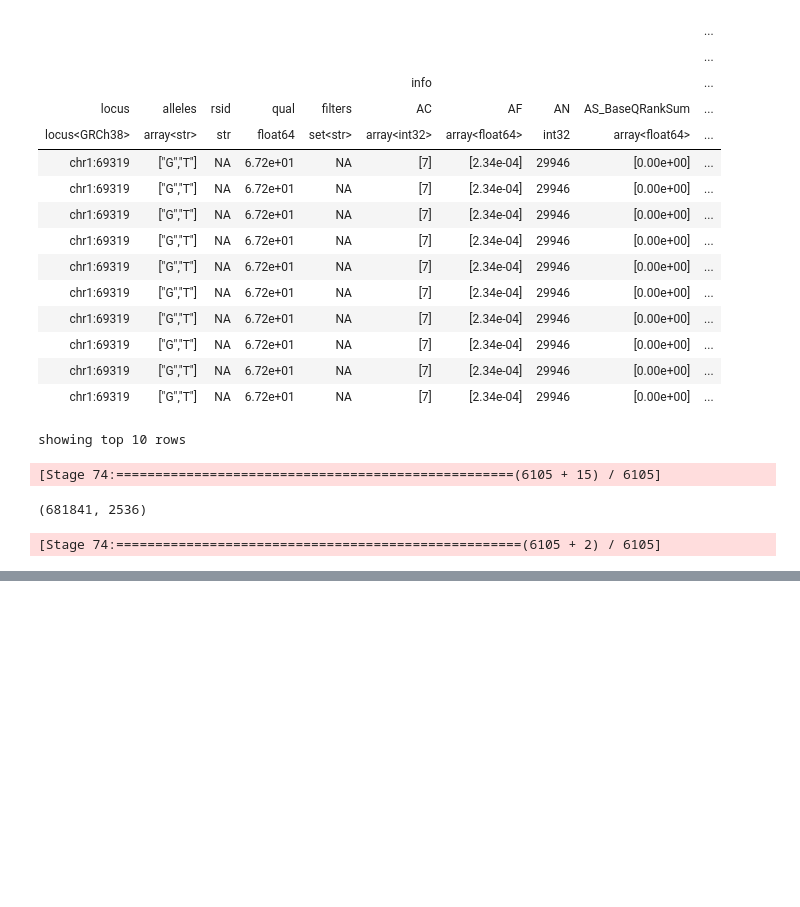
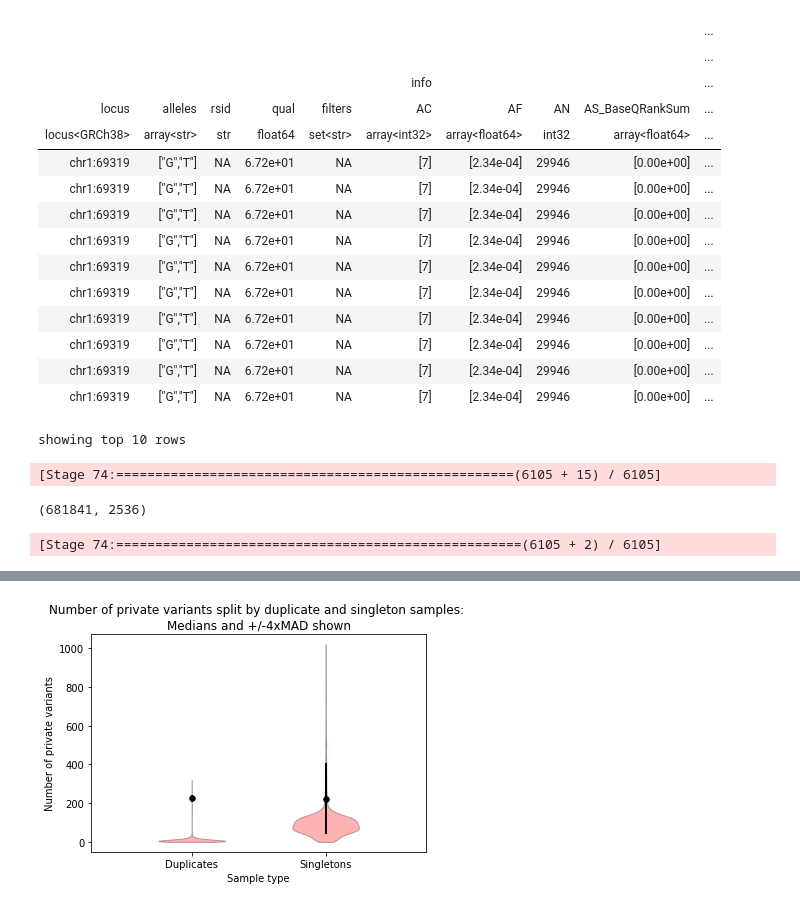
Before and after one commit to wtsi-hgi/wes-qc, a Jupyter notebook: jupyter_notebooks/sample_qc/duplicates_vs_singletons.ipynb, the cells around one changed output, grey strips where cells are left out. Cells and saved outputs as stored; diff of their text form; code cells hidden in the pictures; blank space fills up the shorter version.

Commit message:
plot for priv vars

```diff
--- a/jupyter_notebooks/sample_qc/duplicates_vs_singletons.ipynb
+++ b/jupyter_notebooks/sample_qc/duplicates_vs_singletons.ipynb
@@ -464,0 +551,2 @@ singletons_2543_mt_private_vars.count()
+# %%
+singletons_2543_sample_qc_ht = singletons_2543_mt.cols()
@@ -464,0 +568,43 @@ singletons_2543_mt_private_vars.count()
+# %%
+#violin plots
+def set_axis_style(ax, labels):
+    ax.xaxis.set_tick_params(direction='out')
+    ax.xaxis.set_ticks_position('bottom')
+    ax.set_xticks(np.arange(1, len(labels) + 1), labels=labels)
+    ax.set_xlim(0.25, len(labels) + 0.75)
+    ax.set_xlabel('Sample type')
+
+def violin_plot(metric, label):
+
+    m1 = duplicate_sample_qc_df[metric].median()
+    m2 = singletons_2543_sample_qc_df[metric].median()
+    mad1 = robust.mad(duplicate_sample_qc_df[metric])
+    mad2 = robust.mad(singletons_2543_sample_qc_df[metric])
+    meds = np.array([m1, m2])
+    q1 = np.array([m1-(4*mad1), m2-(4*mad2)])
+    q2 = np.array([m1+(4*mad1), m2+(4*mad2)])
+
+    fig, ax = plt.subplots()
+    plottitle = label + " split by duplicate and singleton samples: \nMedians and +/-4xMAD shown"
+    ax.set_title(plottitle)
+    ax.set_ylabel(label)
+
+    violin_parts = ax.violinplot([duplicate_df[metric], singleton_df[metric]], showmeans=False, showmedians=False, showextrema=False)
+
+    for pc in violin_parts['bodies']:
+        pc.set_facecolor('red')
+        pc.set_edgecolor('black')
+
+    inds = np.arange(1, len(meds) + 1)
+    ax.scatter(inds, meds, marker='o', color='black', s=30, zorder=3)
+    ax.vlines(inds, q1, q2, color='k', linestyle='-', lw=2)
+    labels = ['Duplicates', 'Singletons']
+    set_axis_style(ax, labels)
+
+    metric = metric.replace('.', '_')
+    plotfile = plot_dir + '/sample_qc/' + metric + '_dup_vs_singleton.png'
+    plt.savefig(plotfile, dpi=100)
+# %%
+violin_plot('sample_qc.n_singleton', 'Number of private variants')
+# %% [output]
+[figure, added]
```
Also changed, not shown: parts of 5 cells of this notebook, 1 other file.
